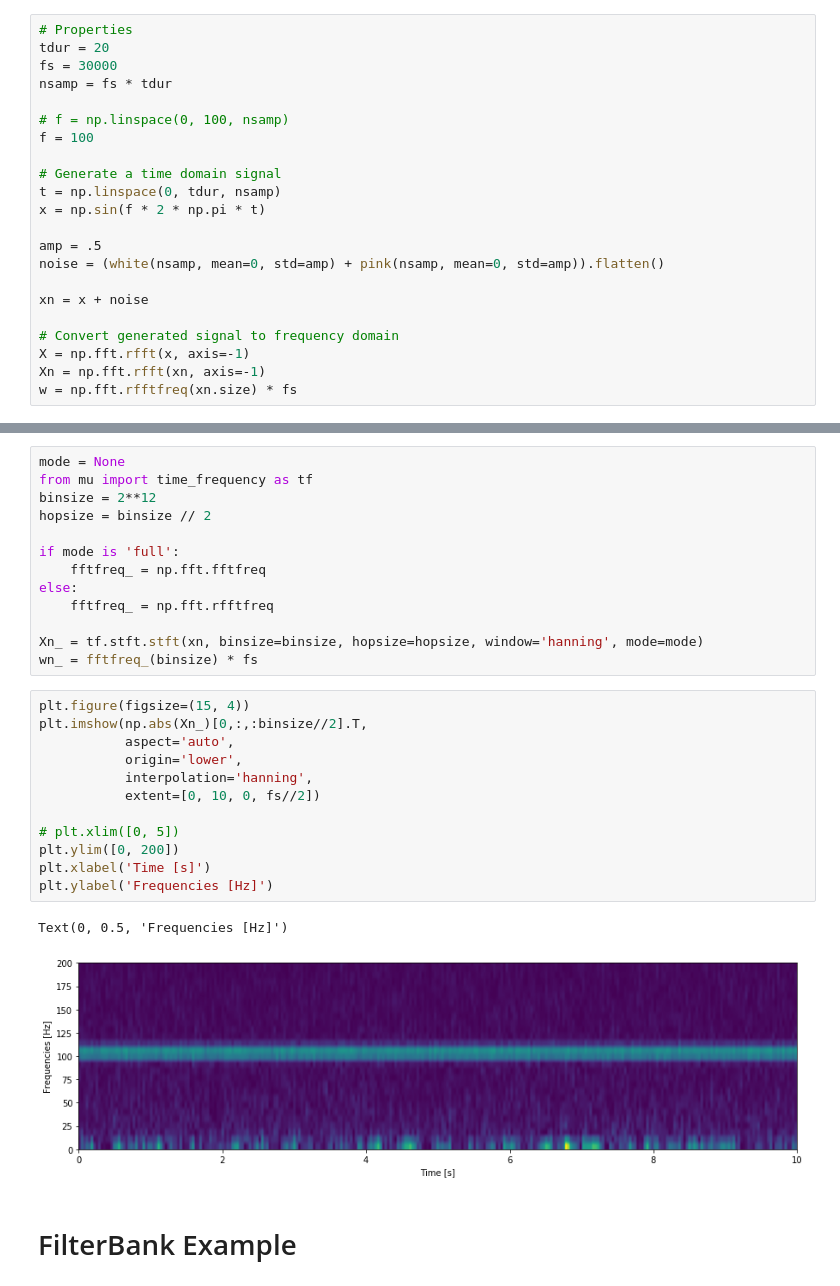
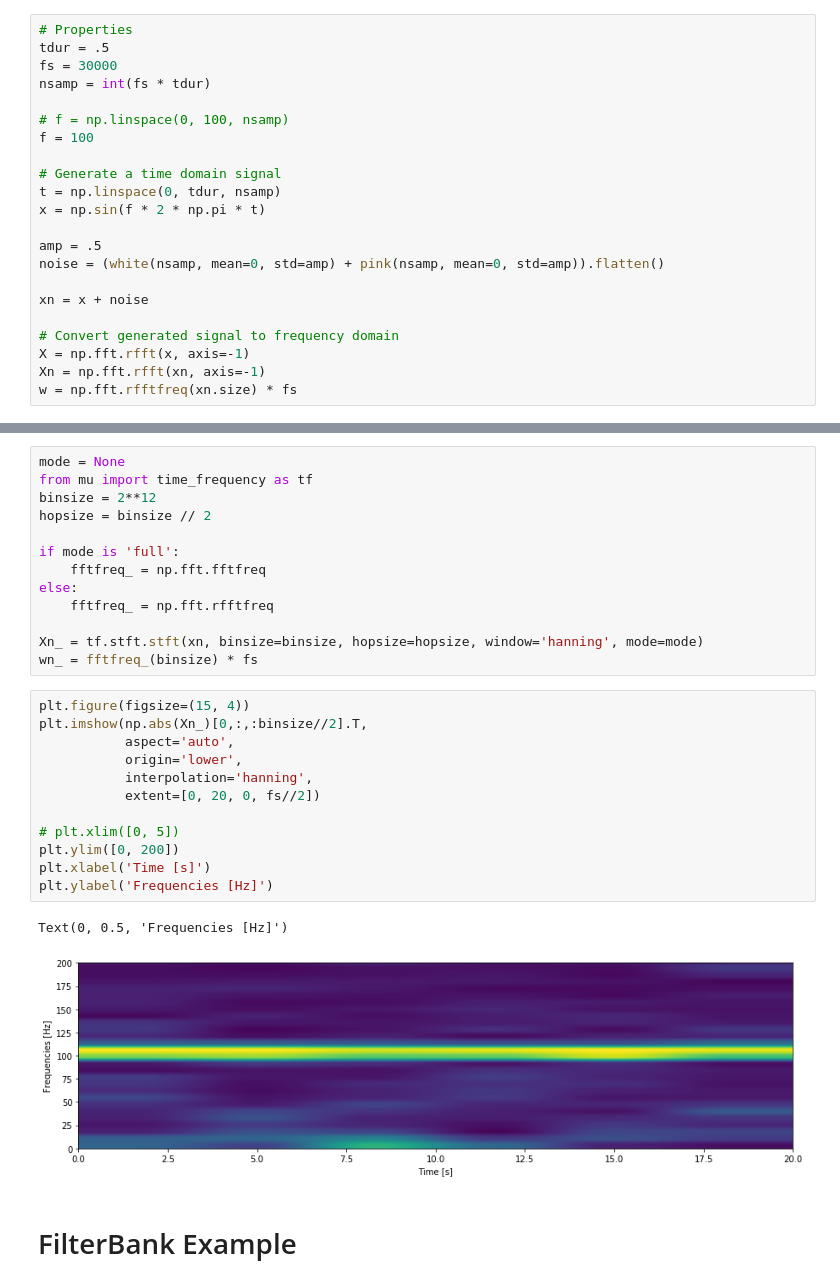
Before and after one commit to SachsLab/pytf, a Jupyter notebook: examples/pytf_examples.ipynb, the cells around one changed output, grey strips where cells are left out. Drawn from its saved outputs; the diff is of its cells as text.

```diff
--- a/examples/pytf_examples.ipynb
+++ b/examples/pytf_examples.ipynb
@@ -19,9 +19,9 @@ from mspacman.generator.noise import (white, pink) # I can't share this reposito
 ## Generate Signal
 # %%
 # Properties
-tdur = 20
+tdur = .5
 fs = 30000
-nsamp = fs * tdur
+nsamp = int(fs * tdur)
 
 # f = np.linspace(0, 100, nsamp)
 f = 100
@@ -73,18 +73,18 @@ wn_ = fftfreq_(binsize) * fs
 # %%
 plt.figure(figsize=(15, 4))
 plt.imshow(np.abs(Xn_)[0,:,:binsize//2].T,
            aspect='auto',
            origin='lower',
            interpolation='hanning',
-           extent=[0, 10, 0, fs//2])
+           extent=[0, 20, 0, fs//2])
 
 # plt.xlim([0, 5])
 plt.ylim([0, 200])
 plt.xlabel('Time [s]')
 plt.ylabel('Frequencies [Hz]')
 # %% [output]
 Text(0, 0.5, 'Frequencies [Hz]')
-[figure, old version]
+[figure, new version]
 # %% [markdown]
 # FilterBank Example
 # %%
```
Also changed, not shown: parts of 3 cells of this notebook, 3 other files.
